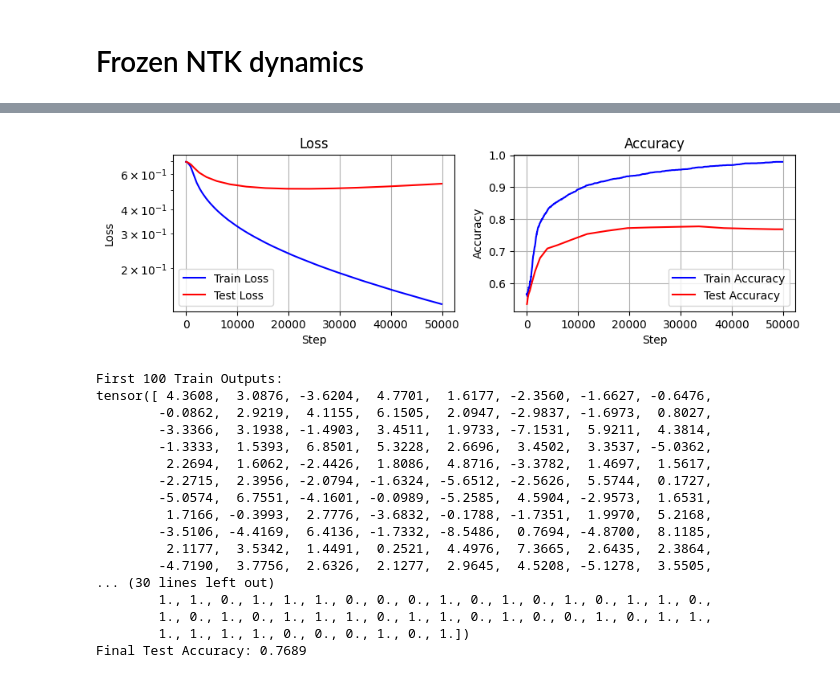
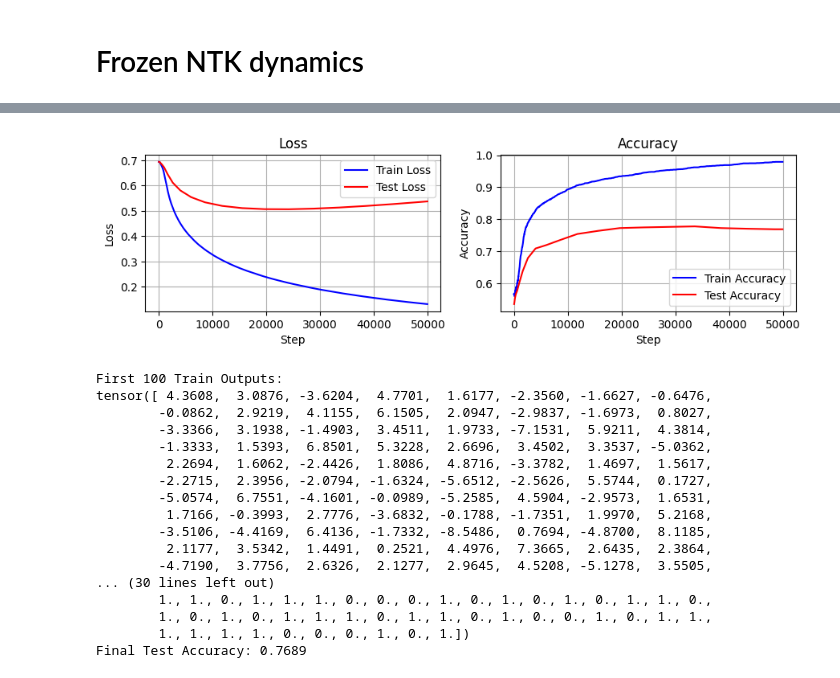
Before and after one commit to kodai-utsunomiya/memorization-and-generalization, a Jupyter notebook: numerical_experiments/exp_3/exp_3_v5_frozen_ntk_dynamics.ipynb, the cells around one changed output, grey strips where cells are left out. Drawn from its saved outputs; the diff is of its cells as text; code cells hidden in the pictures.

```diff
--- a/numerical_experiments/exp_3/exp_3_v5_frozen_ntk_dynamics.ipynb
+++ b/numerical_experiments/exp_3/exp_3_v5_frozen_ntk_dynamics.ipynb
@@ -524,7 +524,7 @@ def plot_training_results(args, dynamics):
         plt.plot(test_steps, test_losses, label='Test Loss', color='red')
     plt.xlabel('Step')
     # plt.xscale('log')
-    plt.yscale('log')
+    # plt.yscale('log')
     plt.ylabel('Loss')
     plt.title('Loss')
     plt.grid(True)
@@ -578,34 +578,34 @@ def print_outputs_labels(final_results, num_samples=100):
             print(test_outputs[:num_samples])
 
             print(f"\nFirst {num_samples} Test Labels:")
             print(test_labels[:num_samples])
         else:
             print("Test outputs or labels not found.")
 
 filename = 'results.pkl'
 args, final_results, dynamics = load_results(filename)
 
 
 plot_training_results(args, dynamics)
 
 # トレーニングとテスト出力とラベルの最初の100個を表示
 print_outputs_labels(final_results, num_samples=100)
 
 
 # Calculate and display final test accuracy
 if final_results is not None and 'test' in final_results:
     test_outputs = final_results['test']['outputs']
     test_labels = final_results['test']['labels']
     if test_outputs is not None and test_labels is not None:
         test_preds = torch.sigmoid(test_outputs) > 0.5
         test_accuracy = (test_preds.int() == test_labels.int()).float().mean().item()
         print(f"Final Test Accuracy: {test_accuracy:.4f}")
     else:
         print("Test outputs or labels not found.")
 else:
     print("No test results found in the final results.")
 # %% [output]
-[figure, old version]
+[figure, new version]
 First 100 Train Outputs:
 tensor([ 4.3608,  3.0876, -3.6204,  4.7701,  1.6177, -2.3560, -1.6627, -0.6476,
         -0.0862,  2.9219,  4.1155,  6.1505,  2.0947, -2.9837, -1.6973,  0.8027,
```
Also changed, not shown: parts of 1 cell of this notebook.
